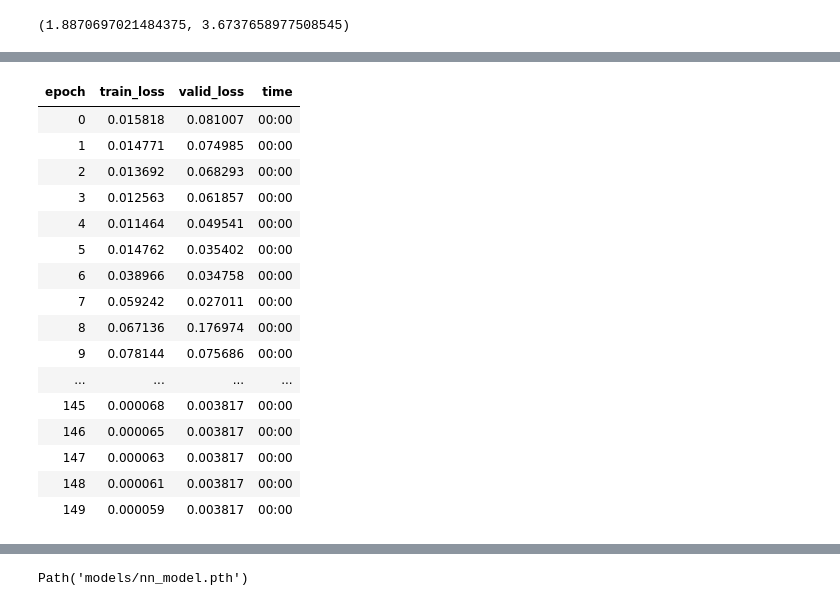
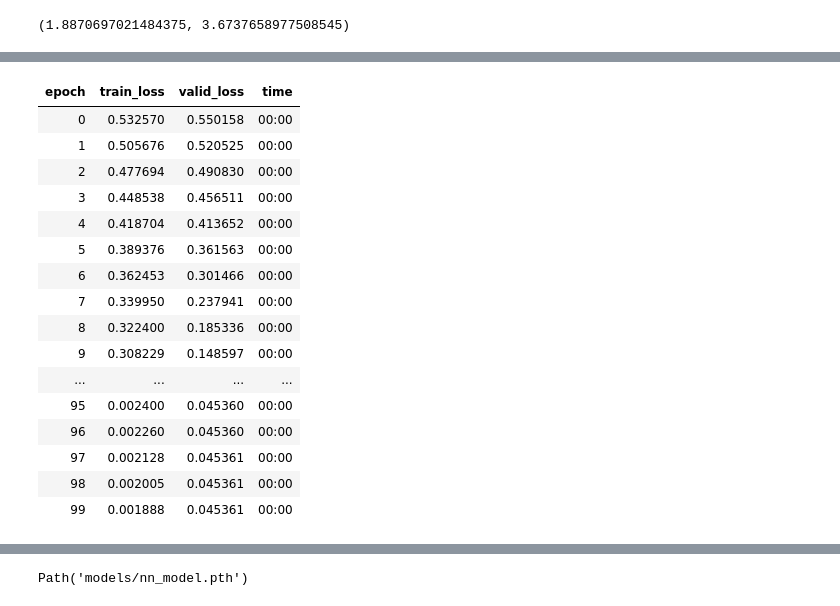
Before and after one commit to ZackLoken/Savanna-Institute-Image-Analysis, a Jupyter notebook: Hazelnut_Biomass/Predicting_Hazelnut_Biomass_from_ImageDerived_CanopyMetrics.ipynb, the cells around one changed output, grey strips where cells are left out. Cells and saved outputs as stored; diff of their text form; code cells hidden in the pictures.

```diff
--- a/Hazelnut_Biomass/Predicting_Hazelnut_Biomass_from_ImageDerived_CanopyMetrics.ipynb
+++ b/Hazelnut_Biomass/Predicting_Hazelnut_Biomass_from_ImageDerived_CanopyMetrics.ipynb
@@ -294,23 +316,23 @@ dls.show_batch()
-# %%
-learn.fit_one_cycle(150, 1.2e-2)
-# %% [output]
-| epoch | train_loss | valid_loss | time |
-| 0 | 0.015818 | 0.081007 | 00:00 |
-| 1 | 0.014771 | 0.074985 | 00:00 |
-| 2 | 0.013692 | 0.068293 | 00:00 |
-| 3 | 0.012563 | 0.061857 | 00:00 |
-| 4 | 0.011464 | 0.049541 | 00:00 |
-| 5 | 0.014762 | 0.035402 | 00:00 |
-| 6 | 0.038966 | 0.034758 | 00:00 |
-| 7 | 0.059242 | 0.027011 | 00:00 |
-| 8 | 0.067136 | 0.176974 | 00:00 |
-| 9 | 0.078144 | 0.075686 | 00:00 |
-| ... | ... | ... | ... |
-| 145 | 0.000068 | 0.003817 | 00:00 |
-| 146 | 0.000065 | 0.003817 | 00:00 |
-| 147 | 0.000063 | 0.003817 | 00:00 |
-| 148 | 0.000061 | 0.003817 | 00:00 |
-| 149 | 0.000059 | 0.003817 | 00:00 |
+# %%
+learn.fit_one_cycle(100, lr)
+# %% [output]
+| epoch | train_loss | valid_loss | time |
+| 0 | 0.532570 | 0.550158 | 00:00 |
+| 1 | 0.505676 | 0.520525 | 00:00 |
+| 2 | 0.477694 | 0.490830 | 00:00 |
+| 3 | 0.448538 | 0.456511 | 00:00 |
+| 4 | 0.418704 | 0.413652 | 00:00 |
+| 5 | 0.389376 | 0.361563 | 00:00 |
+| 6 | 0.362453 | 0.301466 | 00:00 |
+| 7 | 0.339950 | 0.237941 | 00:00 |
+| 8 | 0.322400 | 0.185336 | 00:00 |
+| 9 | 0.308229 | 0.148597 | 00:00 |
+| ... | ... | ... | ... |
+| 95 | 0.002400 | 0.045360 | 00:00 |
+| 96 | 0.002260 | 0.045360 | 00:00 |
+| 97 | 0.002128 | 0.045361 | 00:00 |
+| 98 | 0.002005 | 0.045361 | 00:00 |
+| 99 | 0.001888 | 0.045361 | 00:00 |
 # %%
 # check RMSE of neural network model
 preds, targs = learn.get_preds()
```
Also changed, not shown: parts of 10 cells of this notebook.
